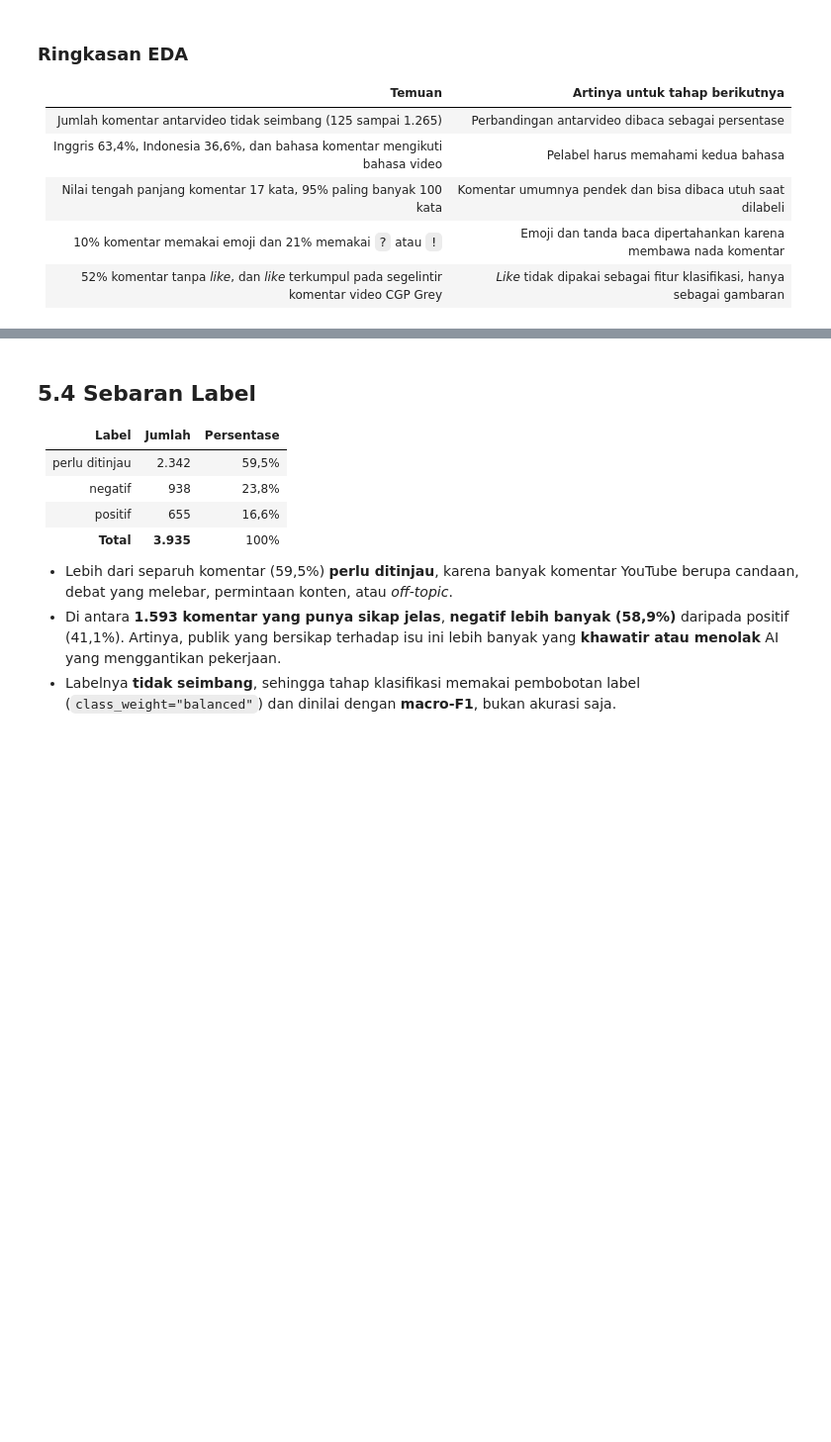
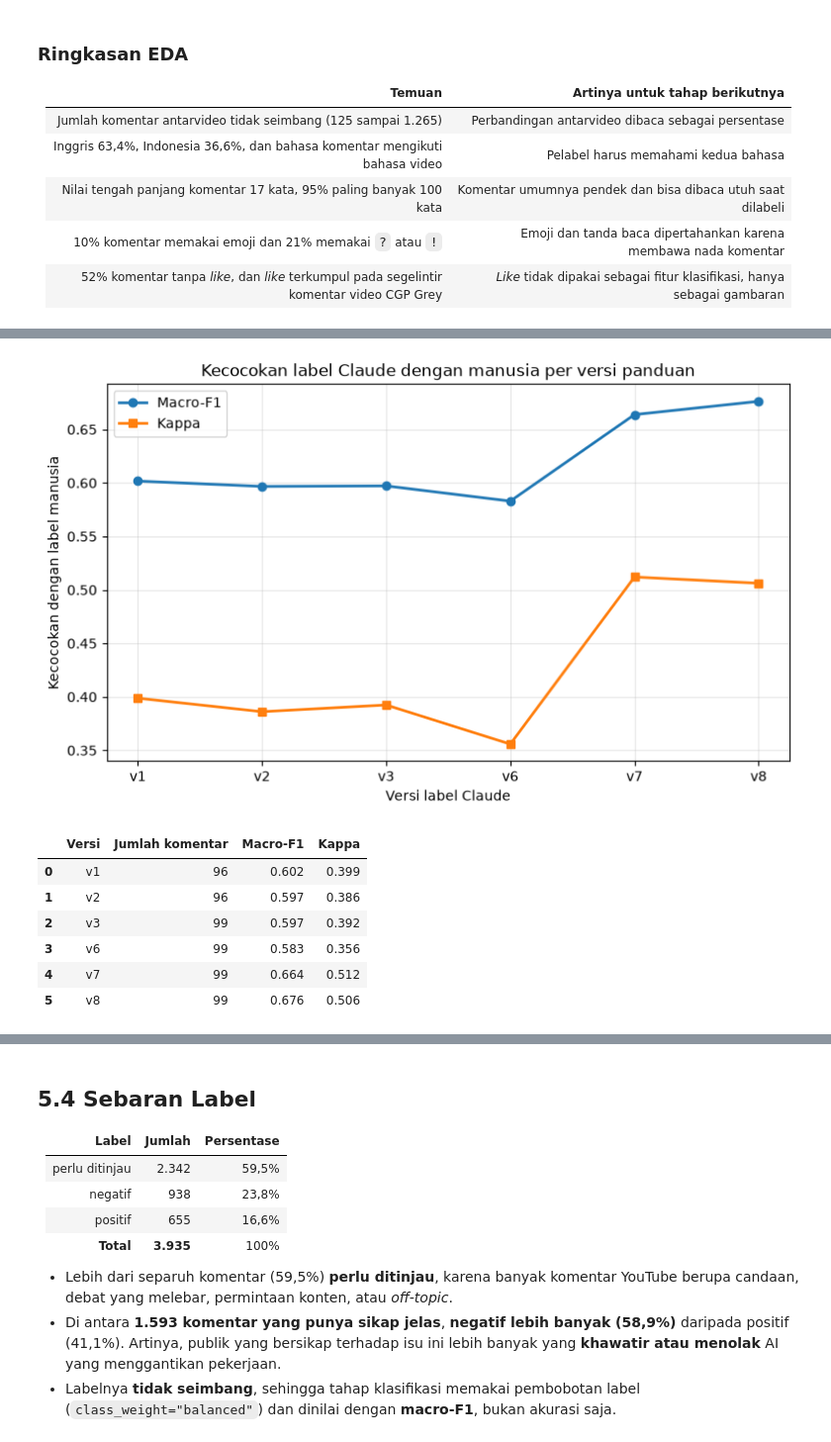
Before and after one commit to RoihansLab/Data-Mining-Project, a Jupyter notebook: youtube_comment_sentiment/Data_Preparation/data_preparation_labeling.ipynb, the cells around one changed output, grey strips where cells are left out. Shown at 99% size. Cells and saved outputs as stored; diff of their text form; code cells hidden in the pictures; blank space fills up the shorter version.

```diff
--- a/youtube_comment_sentiment/Data_Preparation/data_preparation_labeling.ipynb
+++ b/youtube_comment_sentiment/Data_Preparation/data_preparation_labeling.ipynb
@@ -1481,0 +1452,15 @@ Yang dinilai adalah **sikap penulis terhadap AI dan pekerjaan**, bukan pendapat
+# %%
+url_dataset = "https://raw.githubusercontent.com/RoihansLab/Data-Mining-Project/main/datasets/"
+
+# 1. Label manual 299 komentar, ambil hanya milik pelabel 2 (data uji buta)
+label_manual = pd.read_csv(url_dataset + "label_manual_299.csv")
+uji_buta = label_manual[label_manual["pelabel"] == "pelabel 2"][["comment", "label"]]
+uji_buta = uji_buta.rename(columns={"label": "label_manusia"})
+
+# 2. Label Claude versi akhir (v8) untuk komentar yang sama
+label_v8 = pd.read_csv(url_dataset + "youtube_comments_label_claude_v8.csv")
+label_v8 = label_v8[["comment", "label_v8"]].rename(columns={"label_v8": "label_claude"})
+uji_buta = uji_buta.merge(label_v8, on="comment")
+
+print("Jumlah komentar uji buta:", len(uji_buta))
+uji_buta.head()
@@ -1482 +1499,52 @@ Yang dinilai adalah **sikap penulis terhadap AI dan pekerjaan**, bukan pendapat
+# %%
+# Nama file dan nama kolom label setiap versi
+versi_label = {
+    "v1": ["youtube_comments_label_claude.csv", "label"],
+    "v2": ["youtube_comments_label_claude_v2.csv", "label"],
+    "v3": ["youtube_comments_label_claude_v3.csv", "label"],
+    "v6": ["youtube_comments_label_claude_v6.csv", "label_v6"],
+    "v7": ["youtube_comments_label_claude_v7.csv", "label_v7"],
+    "v8": ["youtube_comments_label_claude_v8.csv", "label_v8"],
+}
+gabung_label = {"netral": "perlu ditinjau", "tidak relevan": "perlu ditinjau"}
+
+hasil_versi = []
+for versi, (nama_file, kolom) in versi_label.items():
+    # 1. Ambil label Claude versi ini untuk 99 komentar uji buta
+    d = pd.read_csv(url_dataset + nama_file)[["comment", kolom]].drop_duplicates("comment")
+    d = d.merge(uji_buta[["comment", "label_manusia"]], on="comment")
+
+    # 2. Samakan label lama (4 label) menjadi 3 label
+    label_claude = d[kolom].replace(gabung_label)
+
+    # 3. Hitung kecocokan dengan label manusia
+    hasil_versi.append({
+        "Versi": versi,
+        "Jumlah komentar": len(d),
+        "Macro-F1": f1_score(d["label_manusia"], label_claude, average="macro"),
+        "Kappa": cohen_kappa_score(d["label_manusia"], label_claude),
+    })
+
+hasil_versi = pd.DataFrame(hasil_versi)
+
+plt.figure(figsize=(9, 5))
+plt.plot(hasil_versi["Versi"], hasil_versi["Macro-F1"], "o-", linewidth=2, label="Macro-F1")
+plt.plot(hasil_versi["Versi"], hasil_versi["Kappa"], "s-", linewidth=2, label="Kappa")
+plt.xlabel("Versi label Claude")
+plt.ylabel("Kecocokan dengan label manusia")
+plt.title("Kecocokan label Claude dengan manusia per versi panduan")
+plt.legend()
+plt.grid(alpha=0.3)
+plt.show()
+
+hasil_versi.round(3)
+# %% [output]
+[figure, added]
+|  | Versi | Jumlah komentar | Macro-F1 | Kappa |
+| 0 | v1 | 96 | 0.602 | 0.399 |
+| 1 | v2 | 96 | 0.597 | 0.386 |
+| 2 | v3 | 99 | 0.597 | 0.392 |
+| 3 | v6 | 99 | 0.583 | 0.356 |
+| 4 | v7 | 99 | 0.664 | 0.512 |
+| 5 | v8 | 99 | 0.676 | 0.506 |
 # %% [markdown]
```
Also changed, not shown: parts of 53 cells of this notebook, 7 other files.
